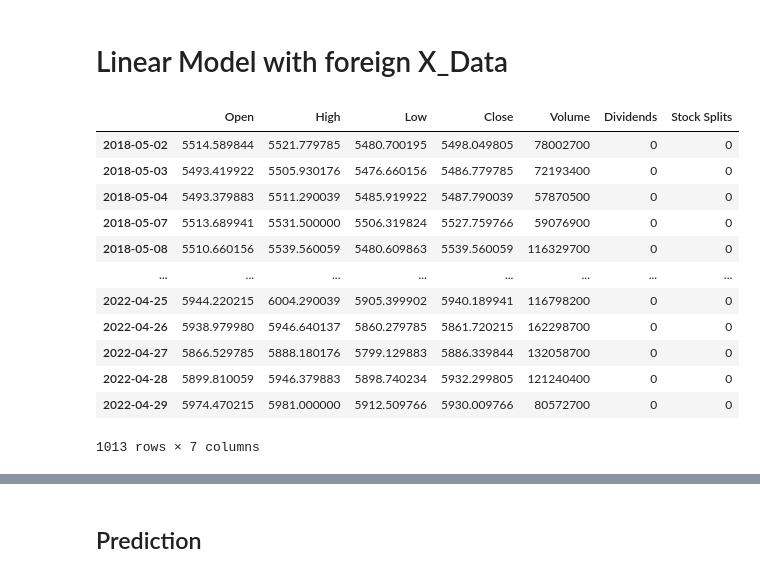
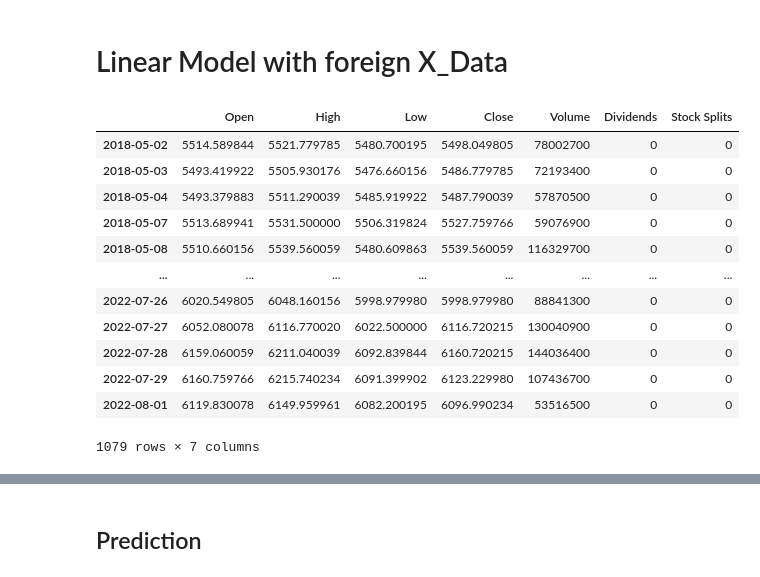
Before and after one commit to zohanny/LSTM-Euronext, a Jupyter notebook: EURONEXT LISBON - Forecasting with LSTM.ipynb, the cells around one changed output, grey strips where cells are left out. Saved outputs shown, nothing was run; the diff lists cells and outputs as text; code cells hidden in the pictures.

```diff
--- a/EURONEXT LISBON - Forecasting with LSTM.ipynb
+++ b/EURONEXT LISBON - Forecasting with LSTM.ipynb
@@ -548,41 +548,42 @@ plotHistory(history, yaxis="Loss")
 from datetime import date, timedelta
 
 # Load DFs
-dfspain = load_dfspain();
+dfspain = load_dfspain()
 df = load_df_portugal()
 
+
 # Truncate Data for different period analysis
-end_date='2022-05-01 00:00:00+00:00'
+end_date='2022-08-01 00:00:00+00:00'
 df=df.truncate(after=pd.Timestamp(end_date))
 dfspain=dfspain.truncate(after=pd.Timestamp(end_date))
 
 
 #Correct Index so both tables have simple date format as index
 dfspain.index = pd.to_datetime(dfspain.index, utc=True).date + timedelta(days=1)
 df.index = pd.to_datetime(df.index + timedelta(hours=1), utc=True).date
 
 # get common indices
 common_indices = df.index.intersection(dfspain.index)
 
 # select only rows with common indices
 df = df.loc[common_indices]
 dfspain = dfspain.loc[common_indices]
 
 df
 # %% [output]
 |  | Open | High | Low | Close | Volume | Dividends | Stock Splits |
 | 2018-05-02 | 5514.589844 | 5521.779785 | 5480.700195 | 5498.049805 | 78002700 | 0 | 0 |
 | 2018-05-03 | 5493.419922 | 5505.930176 | 5476.660156 | 5486.779785 | 72193400 | 0 | 0 |
 | 2018-05-04 | 5493.379883 | 5511.290039 | 5485.919922 | 5487.790039 | 57870500 | 0 | 0 |
 | 2018-05-07 | 5513.689941 | 5531.500000 | 5506.319824 | 5527.759766 | 59076900 | 0 | 0 |
 | 2018-05-08 | 5510.660156 | 5539.560059 | 5480.609863 | 5539.560059 | 116329700 | 0 | 0 |
 | ... | ... | ... | ... | ... | ... | ... | ... |
-| 2022-04-25 | 5944.220215 | 6004.290039 | 5905.399902 | 5940.189941 | 116798200 | 0 | 0 |
-| 2022-04-26 | 5938.979980 | 5946.640137 | 5860.279785 | 5861.720215 | 162298700 | 0 | 0 |
-| 2022-04-27 | 5866.529785 | 5888.180176 | 5799.129883 | 5886.339844 | 132058700 | 0 | 0 |
-| 2022-04-28 | 5899.810059 | 5946.379883 | 5898.740234 | 5932.299805 | 121240400 | 0 | 0 |
-| 2022-04-29 | 5974.470215 | 5981.000000 | 5912.509766 | 5930.009766 | 80572700 | 0 | 0 |
+| 2022-07-26 | 6020.549805 | 6048.160156 | 5998.979980 | 5998.979980 | 88841300 | 0 | 0 |
+| 2022-07-27 | 6052.080078 | 6116.770020 | 6022.500000 | 6116.720215 | 130040900 | 0 | 0 |
+| 2022-07-28 | 6159.060059 | 6211.040039 | 6092.839844 | 6160.720215 | 144036400 | 0 | 0 |
+| 2022-07-29 | 6160.759766 | 6215.740234 | 6091.399902 | 6123.229980 | 107436700 | 0 | 0 |
+| 2022-08-01 | 6119.830078 | 6149.959961 | 6082.200195 | 6096.990234 | 53516500 | 0 | 0 |
-1013 rows × 7 columns
+1079 rows × 7 columns
 # %%
 dfspain
 # %% [output]
```
Also changed, not shown: parts of 12 cells of this notebook, 2 other files.
